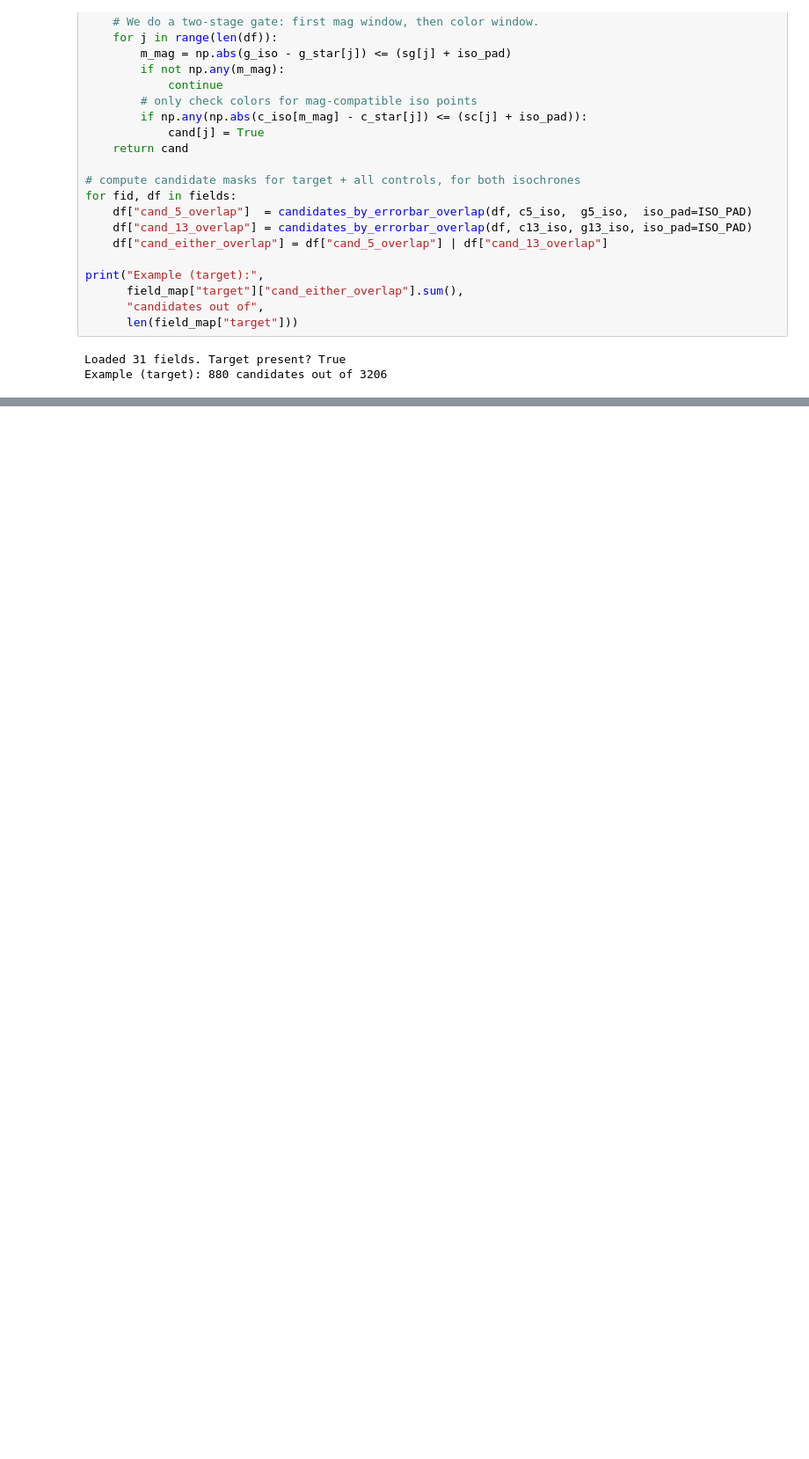
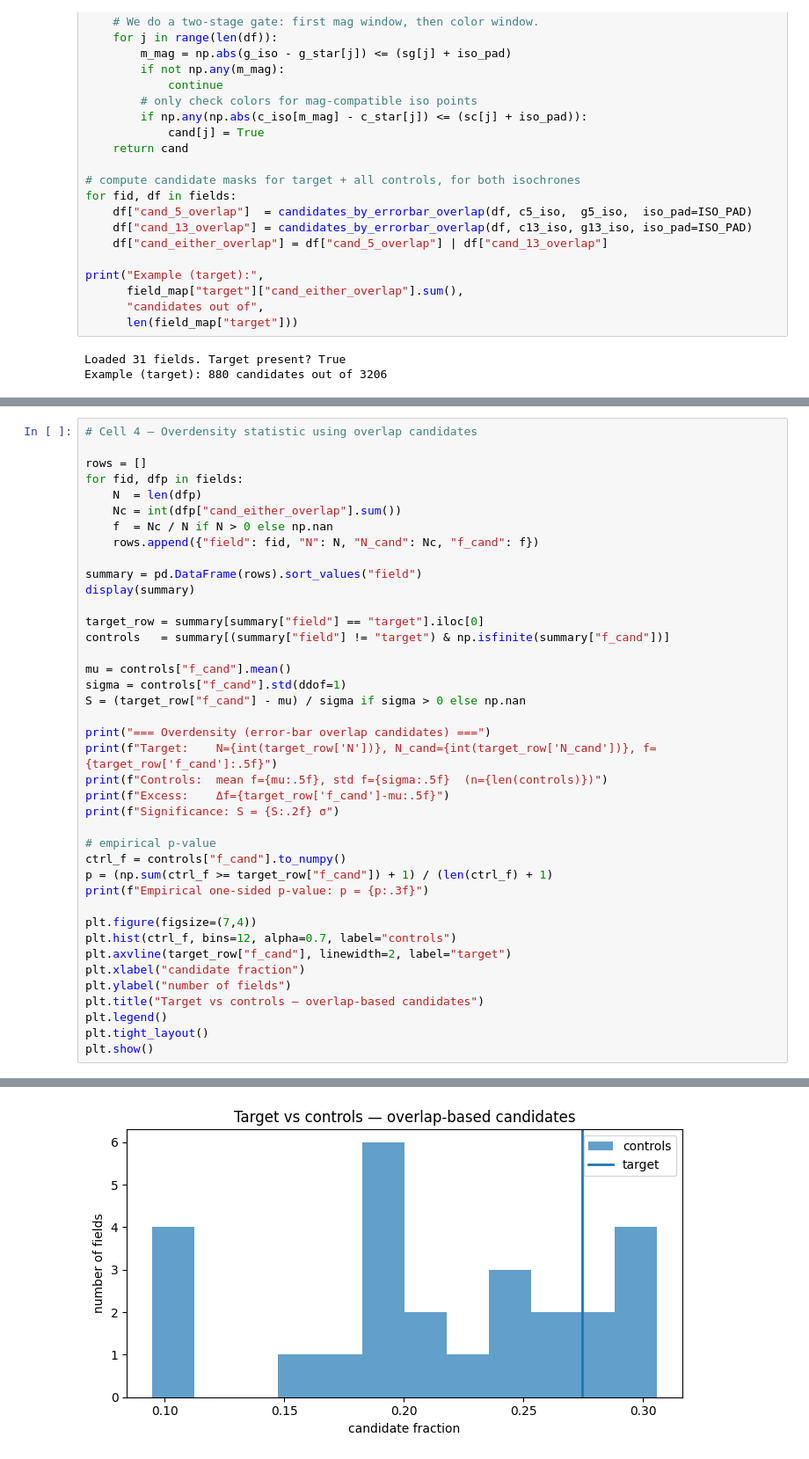
Before and after one commit to zangston/ASTR-5140, a Jupyter notebook: project2/error-bar-overlap.ipynb, the cells around one changed output, grey strips where cells are left out. Shown at 88% size. Cells and saved outputs as stored; diff of their text form; blank space fills up the shorter version.

```diff
--- a/project2/error-bar-overlap.ipynb
+++ b/project2/error-bar-overlap.ipynb
@@ -237,0 +235,41 @@ NameError: name 'random' is not defined
+# %%
+# Cell 4 — Overdensity statistic using overlap candidates
+
+rows = []
+for fid, dfp in fields:
+    N  = len(dfp)
+    Nc = int(dfp["cand_either_overlap"].sum())
+    f  = Nc / N if N > 0 else np.nan
+    rows.append({"field": fid, "N": N, "N_cand": Nc, "f_cand": f})
+
+summary = pd.DataFrame(rows).sort_values("field")
+display(summary)
+
+target_row = summary[summary["field"] == "target"].iloc[0]
+controls   = summary[(summary["field"] != "target") & np.isfinite(summary["f_cand"])]
+
+mu = controls["f_cand"].mean()
+sigma = controls["f_cand"].std(ddof=1)
+S = (target_row["f_cand"] - mu) / sigma if sigma > 0 else np.nan
+
+print("=== Overdensity (error-bar overlap candidates) ===")
+print(f"Target:    N={int(target_row['N'])}, N_cand={int(target_row['N_cand'])}, f={target_row['f_cand']:.5f}")
+print(f"Controls:  mean f={mu:.5f}, std f={sigma:.5f}  (n={len(controls)})")
+print(f"Excess:    Δf={target_row['f_cand']-mu:.5f}")
+print(f"Significance: S = {S:.2f} σ")
+
+# empirical p-value
+ctrl_f = controls["f_cand"].to_numpy()
+p = (np.sum(ctrl_f >= target_row["f_cand"]) + 1) / (len(ctrl_f) + 1)
+print(f"Empirical one-sided p-value: p = {p:.3f}")
+
+plt.figure(figsize=(7,4))
+plt.hist(ctrl_f, bins=12, alpha=0.7, label="controls")
+plt.axvline(target_row["f_cand"], linewidth=2, label="target")
+plt.xlabel("candidate fraction")
+plt.ylabel("number of fields")
+plt.title("Target vs controls — overlap-based candidates")
+plt.legend()
+plt.tight_layout()
+plt.show()
+# %% [output]
@@ -237,0 +299 @@ NameError: name 'random' is not defined
+[figure, added]
```
Also changed, not shown: parts of 4 cells of this notebook.
